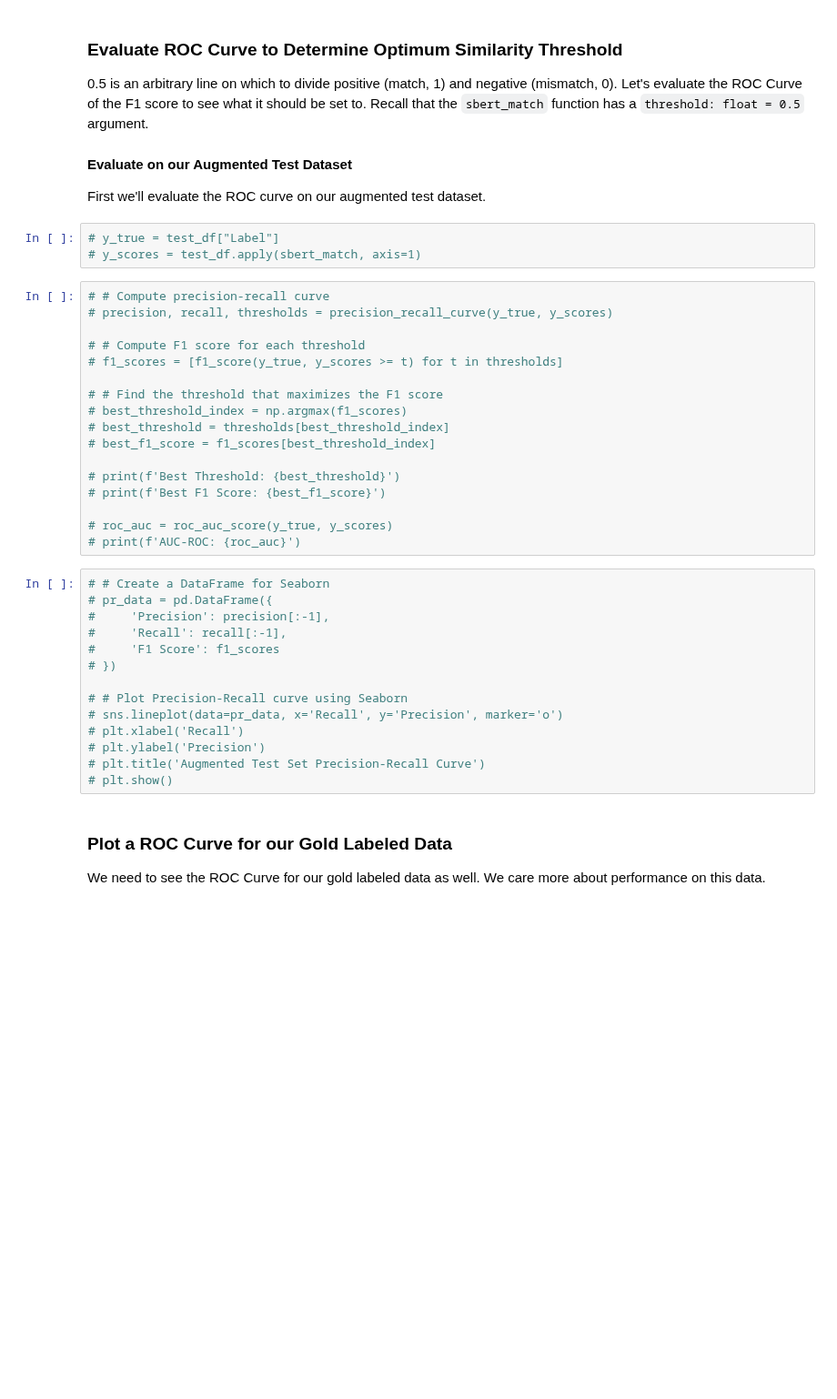
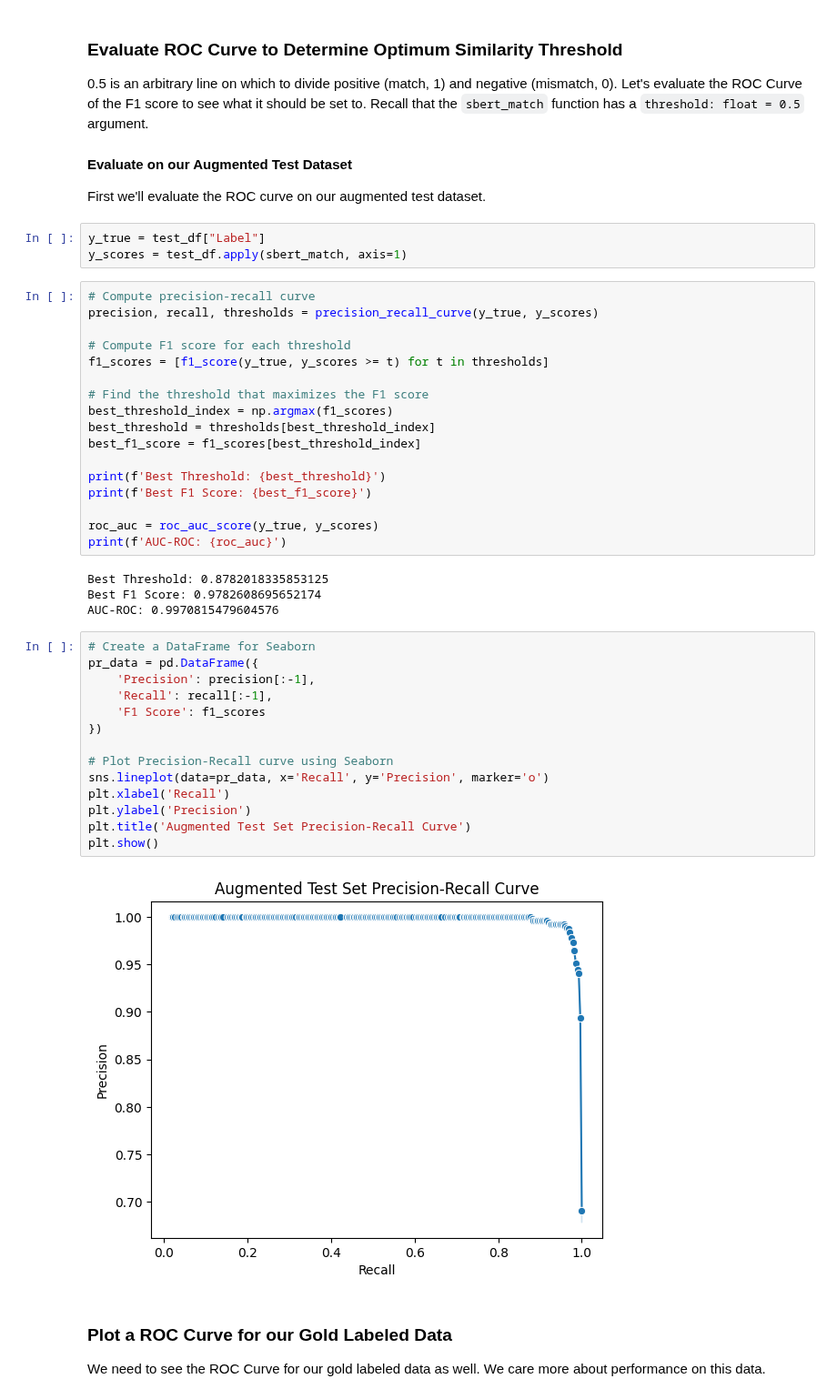
Before and after one commit to rjurney/libpostal-reborn, a Jupyter notebook: Address Matching Deep Dive.ipynb, the cells around one changed output. Shown at 91% size. Saved outputs shown, nothing was run; the diff lists cells and outputs as text; blank space fills up the shorter version.

```diff
--- a/Address Matching Deep Dive.ipynb
+++ b/Address Matching Deep Dive.ipynb
@@ -1391,39 +1457,45 @@ sbert_model = SentenceTransformer(OUTPUT_FOLDER, device=device)
 
 First we'll evaluate the ROC curve on our augmented test dataset.
 # %%
-# y_true = test_df["Label"]
-# y_scores = test_df.apply(sbert_match, axis=1)
+y_true = test_df["Label"]
+y_scores = test_df.apply(sbert_match, axis=1)
 # %%
-# # Compute precision-recall curve
-# precision, recall, thresholds = precision_recall_curve(y_true, y_scores)
+# Compute precision-recall curve
+precision, recall, thresholds = precision_recall_curve(y_true, y_scores)
 
-# # Compute F1 score for each threshold
-# f1_scores = [f1_score(y_true, y_scores >= t) for t in thresholds]
+# Compute F1 score for each threshold
+f1_scores = [f1_score(y_true, y_scores >= t) for t in thresholds]
 
-# # Find the threshold that maximizes the F1 score
-# best_threshold_index = np.argmax(f1_scores)
-# best_threshold = thresholds[best_threshold_index]
-# best_f1_score = f1_scores[best_threshold_index]
+# Find the threshold that maximizes the F1 score
+best_threshold_index = np.argmax(f1_scores)
+best_threshold = thresholds[best_threshold_index]
+best_f1_score = f1_scores[best_threshold_index]
 
-# print(f'Best Threshold: {best_threshold}')
-# print(f'Best F1 Score: {best_f1_score}')
+print(f'Best Threshold: {best_threshold}')
+print(f'Best F1 Score: {best_f1_score}')
 
-# roc_auc = roc_auc_score(y_true, y_scores)
-# print(f'AUC-ROC: {roc_auc}')
+roc_auc = roc_auc_score(y_true, y_scores)
+print(f'AUC-ROC: {roc_auc}')
+# %% [output]
+Best Threshold: 0.8782018335853125
+Best F1 Score: 0.9782608695652174
+AUC-ROC: 0.9970815479604576
 # %%
-# # Create a DataFrame for Seaborn
-# pr_data = pd.DataFrame({
-#     'Precision': precision[:-1],
-#     'Recall': recall[:-1],
-#     'F1 Score': f1_scores
-# })
+# Create a DataFrame for Seaborn
+pr_data = pd.DataFrame({
+    'Precision': precision[:-1],
+    'Recall': recall[:-1],
+    'F1 Score': f1_scores
+})
 
-# # Plot Precision-Recall curve using Seaborn
-# sns.lineplot(data=pr_data, x='Recall', y='Precision', marker='o')
-# plt.xlabel('Recall')
-# plt.ylabel('Precision')
-# plt.title('Augmented Test Set Precision-Recall Curve')
-# plt.show()
+# Plot Precision-Recall curve using Seaborn
+sns.lineplot(data=pr_data, x='Recall', y='Precision', marker='o')
+plt.xlabel('Recall')
+plt.ylabel('Precision')
+plt.title('Augmented Test Set Precision-Recall Curve')
+plt.show()
+# %% [output]
+[figure, added]
 # %% [markdown]
 ### Plot a ROC Curve for our Gold Labeled Data
 
```
Also changed, not shown: parts of 38 cells of this notebook.
